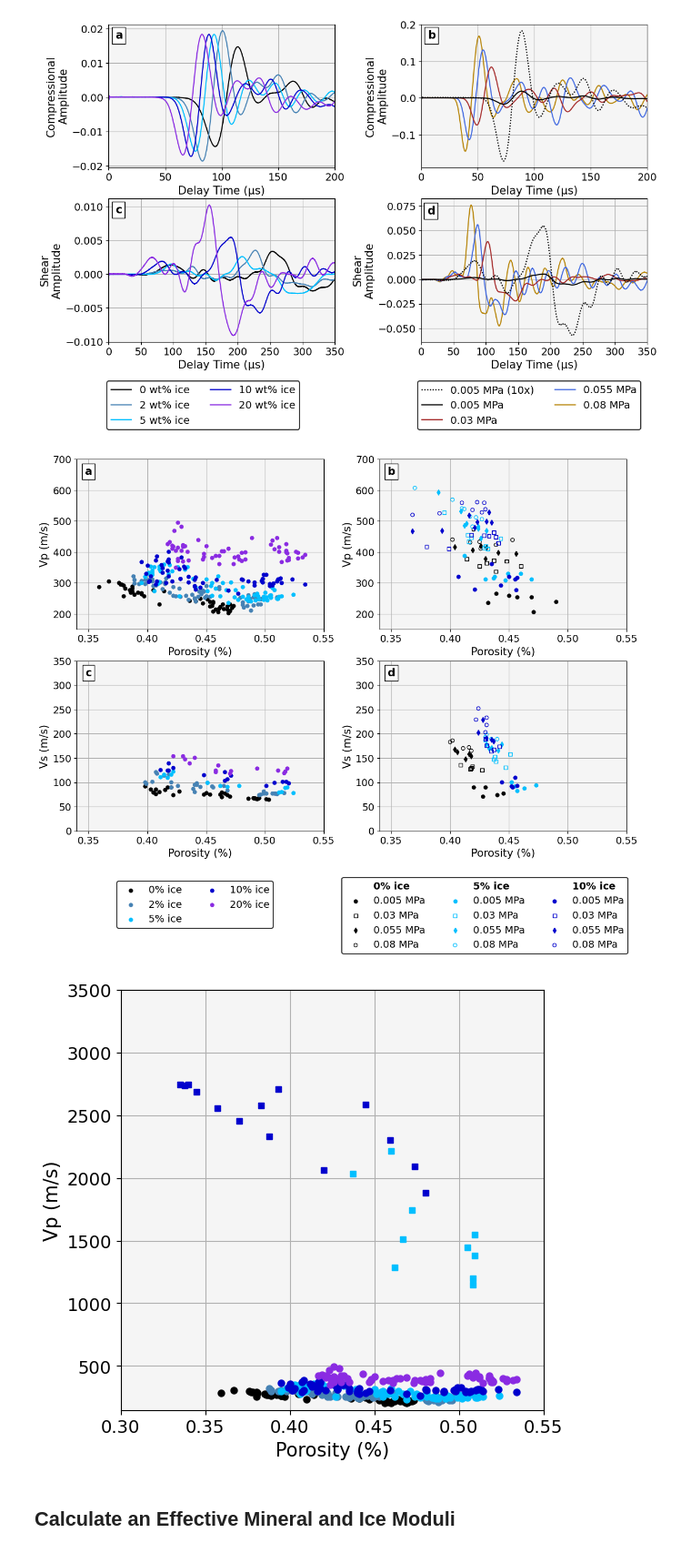
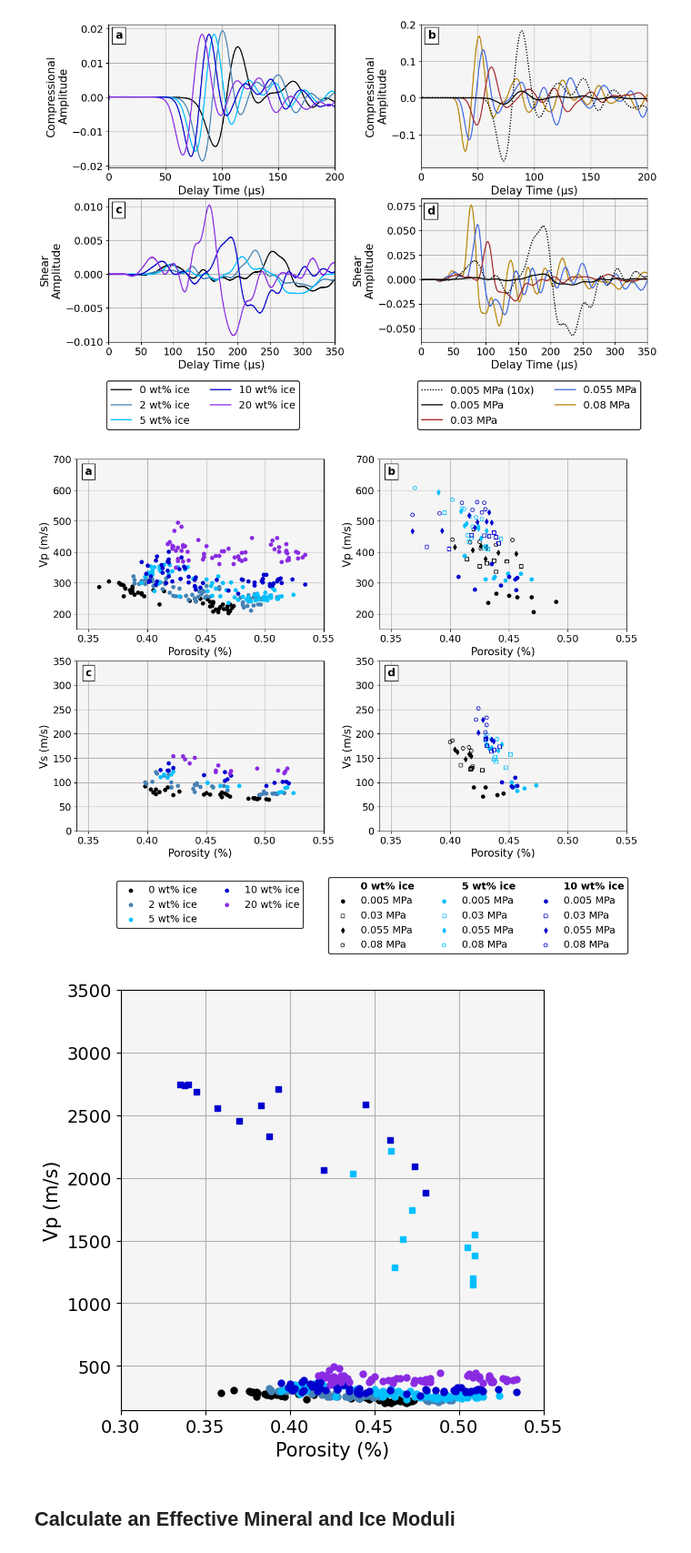
Before and after one commit to astroChance/LunarIce, a Jupyter notebook: notebooks/Icy_Regolith_Modeling.ipynb, the cells around one changed output. Shown at 91% size. Drawn from its saved outputs; the diff is of its cells as text; code cells hidden in the pictures.

```diff
--- a/notebooks/Icy_Regolith_Modeling.ipynb
+++ b/notebooks/Icy_Regolith_Modeling.ipynb
@@ -302,11 +307,15 @@ fig, ax = plt.subplots(nrows=2, ncols=2, figsize=(12,10))
 xlims = (0.34, 0.55)
 dot_size = 25
 
-ax[0,0].scatter(data_p_0i[:,2], data_p_0i[:,0], s=dot_size, label="0% ice", color="black")
-ax[0,0].scatter(data_p_2i[:,2], data_p_2i[:,0], s=dot_size, label=str(round(ice_percs[0]*100))+"% ice", color=ice_colors[0])
-ax[0,0].scatter(data_p_5i[:,2], data_p_5i[:,0], s=dot_size, label=str(round(ice_percs[1]*100))+"% ice", color=ice_colors[1])
-ax[0,0].scatter(data_p_10i[:,2], data_p_10i[:,0], s=dot_size, label=str(round(ice_percs[2]*100))+"% ice", color=ice_colors[2])
-ax[0,0].scatter(data_p_20i[:,2], data_p_20i[:,0], s=dot_size, label=str(round(ice_percs[3]*100))+"% ice", color=ice_colors[3])
+ax[0,0].scatter(data_p_0i[:,2], data_p_0i[:,0], s=dot_size, label="0 wt% ice", color="black")
+ax[0,0].scatter(data_p_2i[:,2], data_p_2i[:,0], s=dot_size, label=str(round(ice_percs[0]*100))+" wt% ice",
+                color=ice_colors[0])
+ax[0,0].scatter(data_p_5i[:,2], data_p_5i[:,0], s=dot_size, label=str(round(ice_percs[1]*100))+" wt% ice",
+                color=ice_colors[1])
+ax[0,0].scatter(data_p_10i[:,2], data_p_10i[:,0], s=dot_size, label=str(round(ice_percs[2]*100))+" wt% ice",
+                color=ice_colors[2])
+ax[0,0].scatter(data_p_20i[:,2], data_p_20i[:,0], s=dot_size, label=str(round(ice_percs[3]*100))+" wt% ice",
+                color=ice_colors[3])
 ax[0,0].set(xlim=(xlims[0], xlims[1]),
          ylim=(150,700),
          axisbelow=True,
@@ -318,11 +327,15 @@ ax[0,0].text(0.35, 660, "a", ha="center", va="center", fontweight="bold", fontsi
           bbox={"facecolor":"white", "alpha":1, "edgecolor":"black"})
 ax[0,0].grid("both")
 
-ax[1,0].scatter(data_s_0i[:,2], data_s_0i[:,0], s=dot_size, label="0% ice", color="black")
-ax[1,0].scatter(data_s_2i[:,2], data_s_2i[:,0], s=dot_size, label=str(round(ice_percs[0]*100))+"% ice", color=ice_colors[0])
-ax[1,0].scatter(data_s_5i[:,2], data_s_5i[:,0], s=dot_size, label=str(round(ice_percs[1]*100))+"% ice", color=ice_colors[1])
-ax[1,0].scatter(data_s_10i[:,2], data_s_10i[:,0], s=dot_size, label=str(round(ice_percs[2]*100))+"% ice", color=ice_colors[2])
-ax[1,0].scatter(data_s_20i[:,2], data_s_20i[:,0], s=dot_size, label=str(round(ice_percs[3]*100))+"% ice", color=ice_colors[3])
+ax[1,0].scatter(data_s_0i[:,2], data_s_0i[:,0], s=dot_size, label="0 wt% ice", color="black")
+ax[1,0].scatter(data_s_2i[:,2], data_s_2i[:,0], s=dot_size, label=str(round(ice_percs[0]*100))+" wt% ice",
+                color=ice_colors[0])
+ax[1,0].scatter(data_s_5i[:,2], data_s_5i[:,0], s=dot_size, label=str(round(ice_percs[1]*100))+" wt% ice",
+                color=ice_colors[1])
+ax[1,0].scatter(data_s_10i[:,2], data_s_10i[:,0], s=dot_size, label=str(round(ice_percs[2]*100))+" wt% ice",
+                color=ice_colors[2])
+ax[1,0].scatter(data_s_20i[:,2], data_s_20i[:,0], s=dot_size, label=str(round(ice_percs[3]*100))+" wt% ice",
+                color=ice_colors[3])
 ax[1,0].set(xlim=(xlims[0], xlims[1]),
          ylim=(0,350),
          axisbelow=True,
@@ -343,28 +356,28 @@ legend1.get_frame().set_edgecolor("black")
 
 ax[0,1].scatter(pres_step_0_p_0i[:,2], pres_step_0_p_0i[:,0], s=dot_size, color="black",
              label=str(round(pressures[0]*1000,3))+" MPa")
-ax[0,1].scatter(pres_step_1_p_0i[:,2], pres_step_1_p_0i[:,0], s=dot_size, edgecolor="black", facecolor="none", marker="s",
-             label=str(round(pressures[1]*1000,3))+" MPa")
+ax[0,1].scatter(pres_step_1_p_0i[:,2], pres_step_1_p_0i[:,0], s=dot_size, edgecolor="black",
+                facecolor="none", marker="s", label=str(round(pressures[1]*1000,3))+" MPa")
 ax[0,1].scatter(pres_step_2_p_0i[:,2], pres_step_2_p_0i[:,0], s=dot_size+3, color="black", marker="d",
              label=str(round(pressures[2]*1000,3))+" MPa")
 ax[0,1].scatter(pres_step_3_p_0i[:,2], pres_step_3_p_0i[:,0], s=dot_size, edgecolor="black", facecolor="none",
              label=str(round(pressures[3]*1000,3))+" MPa")
 ax[0,1].scatter(pres_step_0_p_5i[:,2], pres_step_0_p_5i[:,0], s=dot_size, color=ice_colors[1],
              label=str(round(pressures[0]*1000,3))+" MPa")
-ax[0,1].scatter(pres_step_1_p_5i[:,2], pres_step_1_p_5i[:,0], s=dot_size, edgecolor=ice_colors[1], facecolor="none", marker="s",
-             label=str(round(pressures[1]*1000,3))+" MPa")
+ax[0,1].scatter(pres_step_1_p_5i[:,2], pres_step_1_p_5i[:,0], s=dot_size, edgecolor=ice_colors[1],
+                facecolor="none", marker="s", label=str(round(pressures[1]*1000,3))+" MPa")
 ax[0,1].scatter(pres_step_2_p_5i[:,2], pres_step_2_p_5i[:,0], s=dot_size+3, color=ice_colors[1], marker="d",
              label=str(round(pressures[2]*1000,3))+" MPa")
-ax[0,1].scatter(pres_step_3_p_5i[:,2], pres_step_3_p_5i[:,0], s=dot_size, edgecolor=ice_colors[1], facecolor="none",
-             label=str(round(pressures[3]*1000,3))+" MPa")
+ax[0,1].scatter(pres_step_3_p_5i[:,2], pres_step_3_p_5i[:,0], s=dot_size, edgecolor=ice_colors[1],
+                facecolor="none", label=str(round(pressures[3]*1000,3))+" MPa")
 ax[0,1].scatter(pres_step_0_p_10i[:,2], pres_step_0_p_10i[:,0], s=dot_size, color=ice_colors[2],
              label=str(round(pressures[0]*1000,3))+" MPa")
-ax[0,1].scatter(pres_step_1_p_10i[:,2], pres_step_1_p_10i[:,0], s=dot_size, edgecolor=ice_colors[2], facecolor="none", marker="s",
-             label=str(round(pressures[1]*1000,3))+" MPa")
+ax[0,1].scatter(pres_step_1_p_10i[:,2], pres_step_1_p_10i[:,0], s=dot_size, edgecolor=ice_colors[2],
+                facecolor="none", marker="s", label=str(round(pressures[1]*1000,3))+" MPa")
 ax[0,1].scatter(pres_step_2_p_10i[:,2], pres_step_2_p_10i[:,0], s=dot_size+3, color=ice_colors[2], marker="d",
              label=str(round(pressures[2]*1000,3))+" MPa")
-ax[0,1].scatter(pres_step_3_p_10i[:,2], pres_step_3_p_10i[:,0], s=dot_size, edgecolor=ice_colors[2], facecolor="none",
-             label=str(round(pressures[3]*1000,3))+" MPa")
+ax[0,1].scatter(pres_step_3_p_10i[:,2], pres_step_3_p_10i[:,0], s=dot_size, edgecolor=ice_colors[2],
+                facecolor="none", label=str(round(pressures[3]*1000,3))+" MPa")
 ax[0,1].set(xlim=(xlims[0], xlims[1]),
          ylim=(150,700),
          axisbelow=True,
@@ -376,33 +389,33 @@ ax[0,1].text(0.35, 660, "b", ha="center", va="center", fontweight="bold", fontsi
           bbox={"facecolor":"white", "alpha":1, "edgecolor":"black"})
 ax[0,1].grid("both")
 
-ax[1,1].scatter(0,0, color="none", label="0% ice")
+ax[1,1].scatter(0,0, color="none", label="0 wt% ice")
 ax[1,1].scatter(pres_step_0_s_0i[:,2], pres_step_0_s_0i[:,0], s=dot_size, color="black",
              label=str(round(pressures[0]*1000,3))+" MPa")
-ax[1,1].scatter(pres_step_1_s_0i[:,2], pres_step_1_s_0i[:,0], s=dot_size, edgecolor="black", facecolor="none", marker="s",
-             label=str(round(pressures[1]*1000,3))+" MPa")
+ax[1,1].scatter(pres_step_1_s_0i[:,2], pres_step_1_s_0i[:,0], s=dot_size, edgecolor="black",
+                facecolor="none", marker="s", label=str(round(pressures[1]*1000,3))+" MPa")
 ax[1,1].scatter(pres_step_2_s_0i[:,2], pres_step_2_s_0i[:,0], s=dot_size+3, color="black", marker="d",
              label=str(round(pressures[2]*1000,3))+" MPa")
 ax[1,1].scatter(pres_step_3_s_0i[:,2], pres_step_3_s_0i[:,0], s=dot_size, edgecolor="black", facecolor="none",
              label=str(round(pressures[3]*1000,3))+" MPa")
-ax[1,1].scatter(0,0, color="none", label="5% ice")
+ax[1,1].scatter(0,0, color="none", label="5 wt% ice")
 ax[1,1].scatter(pres_step_0_s_5i[:,2], pres_step_0_s_5i[:,0], s=dot_size, color=ice_colors[1],
              label=str(round(pressures[0]*1000,3))+" MPa")
-ax[1,1].scatter(pres_step_1_s_5i[:,2], pres_step_1_s_5i[:,0], s=dot_size, edgecolor=ice_colors[1], facecolor="none", marker="s",
-             label=str(round(pressures[1]*1000,3))+" MPa")
+ax[1,1].scatter(pres_step_1_s_5i[:,2], pres_step_1_s_5i[:,0], s=dot_size, edgecolor=ice_colors[1],
+                facecolor="none", marker="s", label=str(round(pressures[1]*1000,3))+" MPa")
 ax[1,1].scatter(pres_step_2_s_5i[:,2], pres_step_2_s_5i[:,0], s=dot_size+3, color=ice_colors[1], marker="d",
              label=str(round(pressures[2]*1000,3))+" MPa")
-ax[1,1].scatter(pres_step_3_s_5i[:,2], pres_step_3_s_5i[:,0], s=dot_size, edgecolor=ice_colors[1], facecolor="none",
-             label=str(round(pressures[3]*1000,3))+" MPa")
-ax[1,1].scatter(0,0, color="none", label="10% ice")
+ax[1,1].scatter(pres_step_3_s_5i[:,2], pres_step_3_s_5i[:,0], s=dot_size, edgecolor=ice_colors[1],
+                facecolor="none", label=str(round(pressures[3]*1000,3))+" MPa")
+ax[1,1].scatter(0,0, color="none", label="10 wt% ice")
 ax[1,1].scatter(pres_step_0_s_10i[:,2], pres_step_0_s_10i[:,0], s=dot_size, color=ice_colors[2],
              label=str(round(pressures[0]*1000,3))+" MPa")
-ax[1,1].scatter(pres_step_1_s_10i[:,2], pres_step_1_s_10i[:,0], s=dot_size, edgecolor=ice_colors[2], facecolor="none", marker="s",
-             label=str(round(pressures[1]*1000,3))+" MPa")
+ax[1,1].scatter(pres_step_1_s_10i[:,2], pres_step_1_s_10i[:,0], s=dot_size, edgecolor=ice_colors[2],
+                facecolor="none", marker="s", label=str(round(pressures[1]*1000,3))+" MPa")
 ax[1,1].scatter(pres_step_2_s_10i[:,2], pres_step_2_s_10i[:,0], s=dot_size+3, color=ice_colors[2], marker="d",
              label=str(round(pressures[2]*1000,3))+" MPa")
-ax[1,1].scatter(pres_step_3_s_10i[:,2], pres_step_3_s_10i[:,0], s=dot_size, edgecolor=ice_colors[2], facecolor="none",
-             label=str(round(pressures[3]*1000,3))+" MPa")
+ax[1,1].scatter(pres_step_3_s_10i[:,2], pres_step_3_s_10i[:,0], s=dot_size, edgecolor=ice_colors[2],
+                facecolor="none", label=str(round(pressures[3]*1000,3))+" MPa")
 ax[1,1].set(xlim=(xlims[0], xlims[1]),
          ylim=(0,350),
          axisbelow=True,
@@ -422,38 +435,42 @@ for i, l in enumerate(legend2.get_texts()):
     if i in [0,5,10]:
         l.set_weight("bold")
 
 
 plt.tight_layout()
 plt.subplots_adjust(bottom=0.25)
 plt.show()
 # plt.savefig("../../../Research Work/Papers/pub2/pub2_figs/data_plot.jpg", dpi=1000)
 
 
 
 ## with cemented samples
 fig, ax = plt.subplots(nrows=1, ncols=1, figsize=(6,6))
 xlims = (0.3, 0.55)
 ax.scatter(data_p_0i[:,2], data_p_0i[:,0], s=dot_size, label="0% ice", color="black")
-ax.scatter(data_p_2i[:,2], data_p_2i[:,0], s=dot_size, label=str(round(ice_percs[0]*100))+"% ice", color=ice_colors[0])
-ax.scatter(data_p_5i[:,2], data_p_5i[:,0], s=dot_size, label=str(round(ice_percs[1]*100))+"% ice", color=ice_colors[1])
-ax.scatter(data_p_10i[:,2], data_p_10i[:,0], s=dot_size, label=str(round(ice_percs[2]*100))+"% ice", color=ice_colors[2])
-ax.scatter(data_p_20i[:,2], data_p_20i[:,0], s=dot_size, label=str(round(ice_percs[3]*100))+"% ice", color=ice_colors[3])
+ax.scatter(data_p_2i[:,2], data_p_2i[:,0], s=dot_size, label=str(round(ice_percs[0]*100))+"% ice",
+           color=ice_colors[0])
+ax.scatter(data_p_5i[:,2], data_p_5i[:,0], s=dot_size, label=str(round(ice_percs[1]*100))+"% ice",
+           color=ice_colors[1])
+ax.scatter(data_p_10i[:,2], data_p_10i[:,0], s=dot_size, label=str(round(ice_percs[2]*100))+"% ice",
+           color=ice_colors[2])
+ax.scatter(data_p_20i[:,2], data_p_20i[:,0], s=dot_size, label=str(round(ice_percs[3]*100))+"% ice",
+           color=ice_colors[3])
 ax.scatter(data_p_5i_cem[:,2], data_p_5i_cem[:,0], s=dot_size, label=str(round(ice_percs[1]*100))+"% ice",
               color=ice_colors[1], marker="s")
 ax.scatter(data_p_10i_cem[:,2], data_p_10i_cem[:,0], s=dot_size, label=str(round(ice_percs[2]*100))+"% ice",
               color=ice_colors[2], marker="s")
 ax.set(xlim=(xlims[0], xlims[1]),
          ylim=(150,3500),
          axisbelow=True,
          facecolor="whitesmoke")
 ax.set_xlabel("Porosity (%)", fontsize=15)
 ax.set_ylabel("Vp (m/s)", fontsize=15)
 ax.tick_params(axis='both', labelsize=14)
 ax.grid("both")
 
 plt.show()
 # %% [output]
-[figure, old version]
+[figure, new version]
 [figure]
 # %% [markdown]
 ## Calculate an Effective Mineral and Ice Moduli
```
Also changed, not shown: parts of 9 cells of this notebook, 2 other files.
